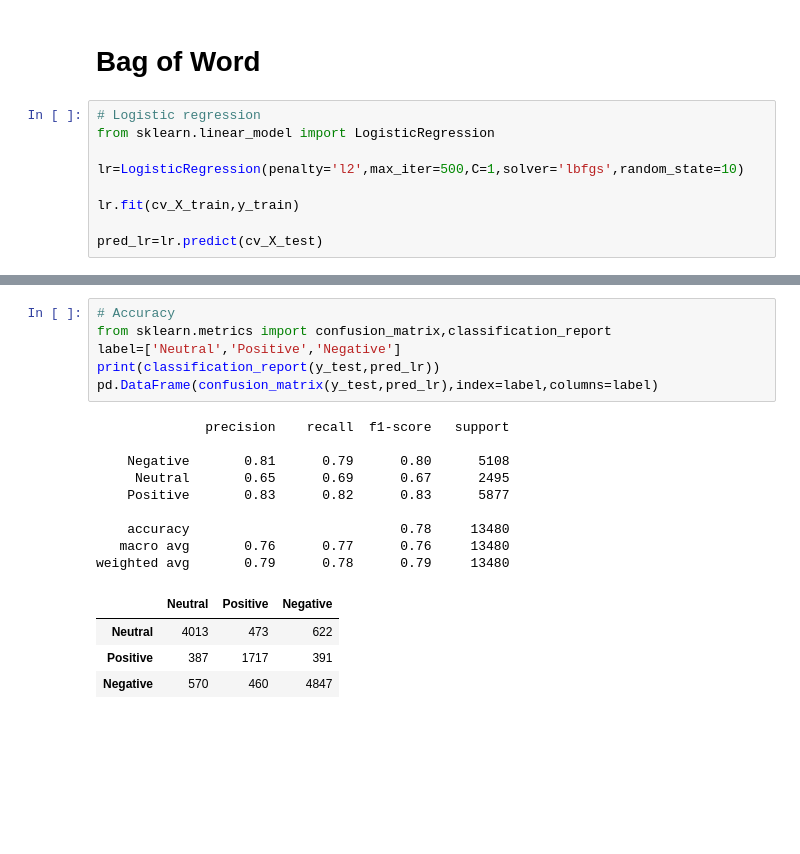
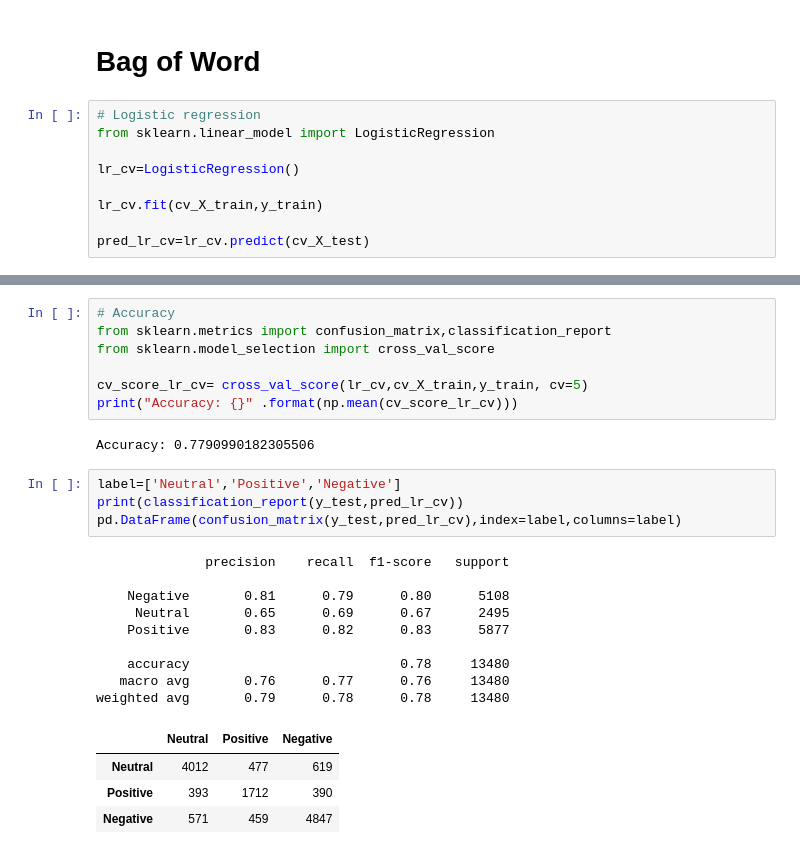
Before and after one commit to net-wizard/Coronavirus-tweets-NLP, a Jupyter notebook: Model/corona_tweets_sentiment.ipynb, the cells around one changed output, grey strips where cells are left out. Drawn from its saved outputs; the diff is of its cells as text; blank space fills up the shorter version.

```diff
--- a/Model/corona_tweets_sentiment.ipynb
+++ b/Model/corona_tweets_sentiment.ipynb
@@ -464,9 +461,9 @@ tv_X_test=tv.transform(X_test.astype(str).str.strip())
 # Logistic regression
 from sklearn.linear_model import LogisticRegression
 
-lr=LogisticRegression(penalty='l2',max_iter=500,C=1,solver='lbfgs',random_state=10)
+lr_cv=LogisticRegression()
 
-lr.fit(cv_X_train,y_train)
+lr_cv.fit(cv_X_train,y_train)
 
-pred_lr=lr.predict(cv_X_test)
+pred_lr_cv=lr_cv.predict(cv_X_test)
 # %%
@@ -474,23 +471,30 @@ pred_lr
 # %% [output]
 array(['Neutral', 'Positive', 'Neutral', ..., 'Negative', 'Positive',
        'Negative'], dtype=object)
+# %%
+# Accuracy
+from sklearn.metrics import confusion_matrix,classification_report
+from sklearn.model_selection import cross_val_score
+
+cv_score_lr_cv= cross_val_score(lr_cv,cv_X_train,y_train, cv=5)
+print("Accuracy: {}" .format(np.mean(cv_score_lr_cv)))
+# %% [output]
+Accuracy: 0.7790990182305506
 # %%
-# Accuracy
-from sklearn.metrics import confusion_matrix,classification_report
 label=['Neutral','Positive','Negative']
-print(classification_report(y_test,pred_lr))
-pd.DataFrame(confusion_matrix(y_test,pred_lr),index=label,columns=label)
+print(classification_report(y_test,pred_lr_cv))
+pd.DataFrame(confusion_matrix(y_test,pred_lr_cv),index=label,columns=label)
 # %% [output]
               precision    recall  f1-score   support
 
     Negative       0.81      0.79      0.80      5108
      Neutral       0.65      0.69      0.67      2495
     Positive       0.83      0.82      0.83      5877
 
     accuracy                           0.78     13480
    macro avg       0.76      0.77      0.76     13480
-weighted avg       0.79      0.78      0.79     13480
+weighted avg       0.79      0.78      0.78     13480
 |  | Neutral | Positive | Negative |
-| Neutral | 4013 | 473 | 622 |
-| Positive | 387 | 1717 | 391 |
-| Negative | 570 | 460 | 4847 |
+| Neutral | 4012 | 477 | 619 |
+| Positive | 393 | 1712 | 390 |
+| Negative | 571 | 459 | 4847 |
```
Also changed, not shown: parts of 27 cells of this notebook.
